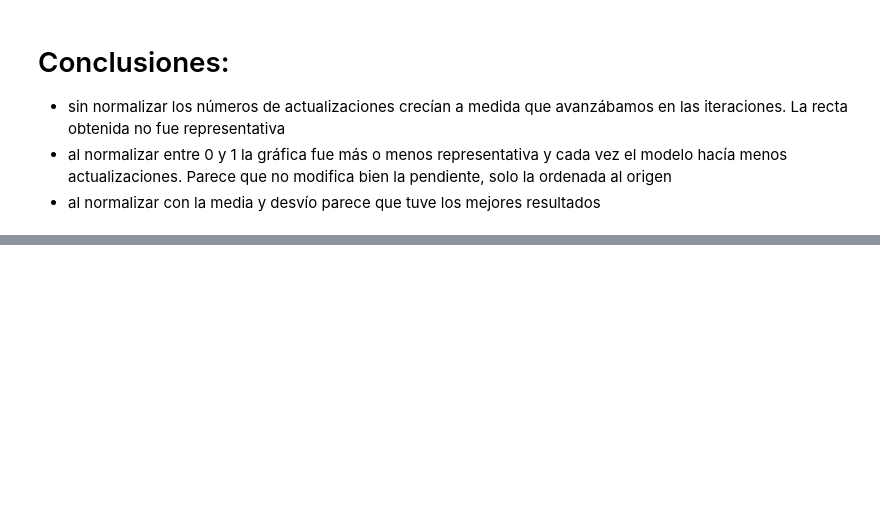
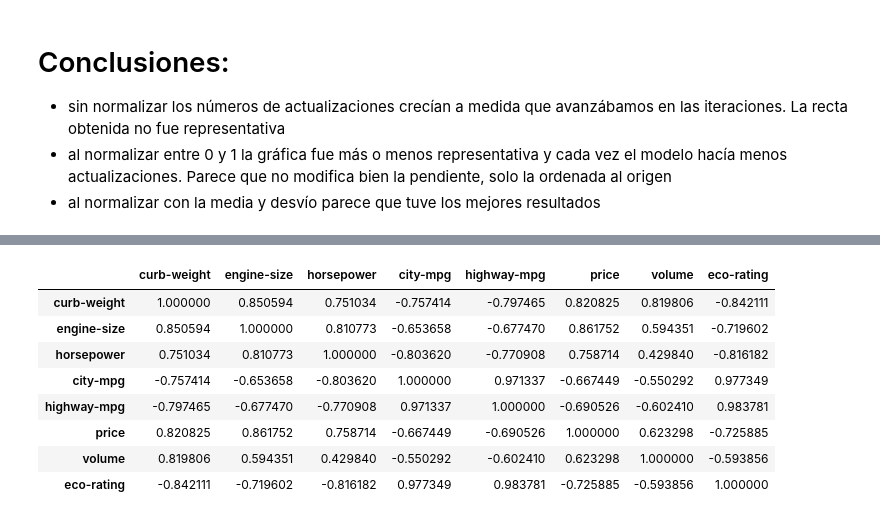
Before and after one commit to mateoiba30/AAP, a Jupyter notebook: pra3-adeline/B-Combinador_Lineal/Ejercicio7.ipynb, the cells around one changed output, grey strips where cells are left out. Cells and saved outputs as stored; diff of their text form; code cells hidden in the pictures; blank space fills up the shorter version.

```diff
--- a/pra3-adeline/B-Combinador_Lineal/Ejercicio7.ipynb
+++ b/pra3-adeline/B-Combinador_Lineal/Ejercicio7.ipynb
@@ -105,0 +182,13 @@ plt.show()
+# %%
+datos = datos.drop(columns=['make', 'fuel-type', 'num-of-doors', 'body-style'])
+datos.corr()
+# %% [output]
+|  | curb-weight | engine-size | horsepower | city-mpg | highway-mpg | price | volume | eco-rating |
+| curb-weight | 1.000000 | 0.850594 | 0.751034 | -0.757414 | -0.797465 | 0.820825 | 0.819806 | -0.842111 |
+| engine-size | 0.850594 | 1.000000 | 0.810773 | -0.653658 | -0.677470 | 0.861752 | 0.594351 | -0.719602 |
+| horsepower | 0.751034 | 0.810773 | 1.000000 | -0.803620 | -0.770908 | 0.758714 | 0.429840 | -0.816182 |
+| city-mpg | -0.757414 | -0.653658 | -0.803620 | 1.000000 | 0.971337 | -0.667449 | -0.550292 | 0.977349 |
+| highway-mpg | -0.797465 | -0.677470 | -0.770908 | 0.971337 | 1.000000 | -0.690526 | -0.602410 | 0.983781 |
+| price | 0.820825 | 0.861752 | 0.758714 | -0.667449 | -0.690526 | 1.000000 | 0.623298 | -0.725885 |
+| volume | 0.819806 | 0.594351 | 0.429840 | -0.550292 | -0.602410 | 0.623298 | 1.000000 | -0.593856 |
+| eco-rating | -0.842111 | -0.719602 | -0.816182 | 0.977349 | 0.983781 | -0.725885 | -0.593856 | 1.000000 |
```
Also changed, not shown: parts of 10 cells of this notebook, 15 other files.
